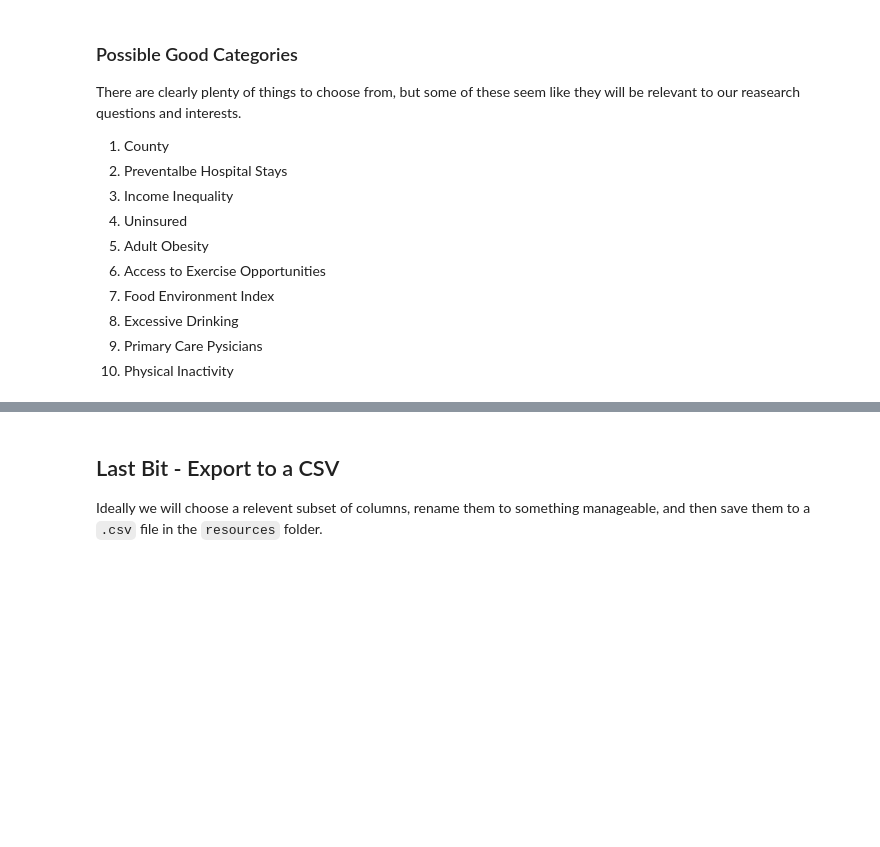
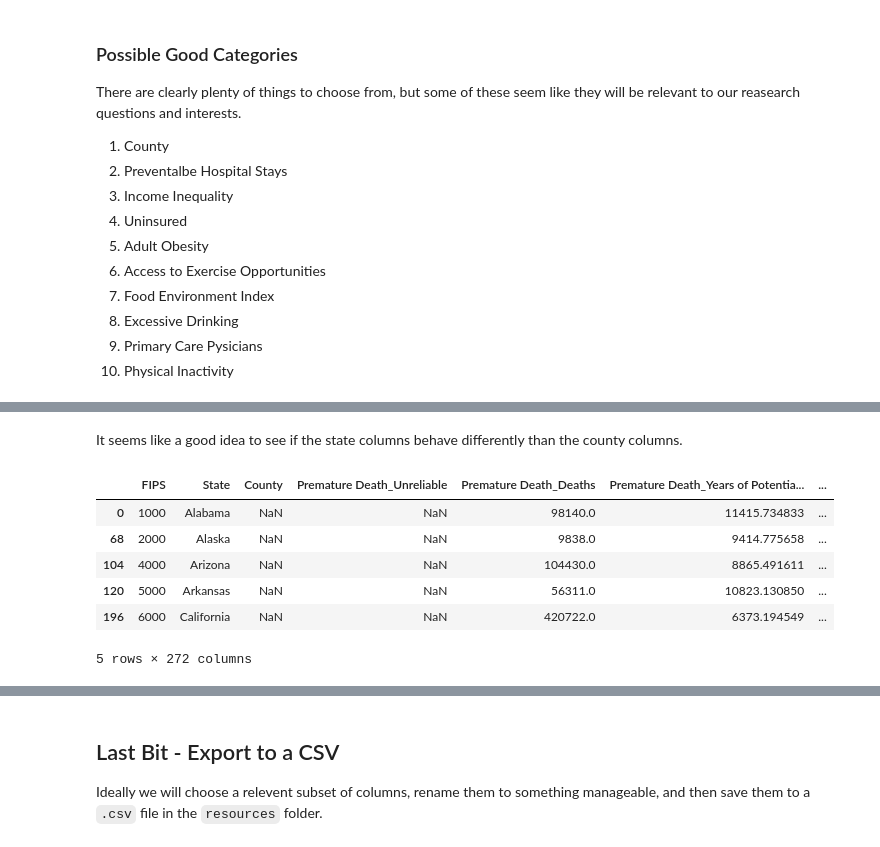
Before and after one commit to the-eva-a/group-1-project-1, a Jupyter notebook: Preliminary Data Cleaning.ipynb, the cells around one changed output, grey strips where cells are left out. Saved outputs shown, nothing was run; the diff lists cells and outputs as text; code cells hidden in the pictures; blank space fills up the shorter version.

```diff
--- a/Preliminary Data Cleaning.ipynb
+++ b/Preliminary Data Cleaning.ipynb
@@ -429,0 +338,14 @@ What methods am I forgetting/missing?
+# %% [markdown]
+It seems like a good idea to see if the state columns behave differently than the county columns.
+# %%
+# Maybe states are different actually
+state_summaries_all_info = sheet1[sheet1['County'].isna()]
+state_summaries_all_info.head()
+# %% [output]
+|  | FIPS | State | County | Premature Death_Unreliable | Premature Death_Deaths | Premature Death_Years of Potentia... | ... |
+| 0 | 1000 | Alabama | NaN | NaN | 98140.0 | 11415.734833 | ... |
+| 68 | 2000 | Alaska | NaN | NaN | 9838.0 | 9414.775658 | ... |
+| 104 | 4000 | Arizona | NaN | NaN | 104430.0 | 8865.491611 | ... |
+| 120 | 5000 | Arkansas | NaN | NaN | 56311.0 | 10823.130850 | ... |
+| 196 | 6000 | California | NaN | NaN | 420722.0 | 6373.194549 | ... |
+5 rows × 272 columns
```
Also changed, not shown: parts of 25 cells of this notebook, 2 other files.
